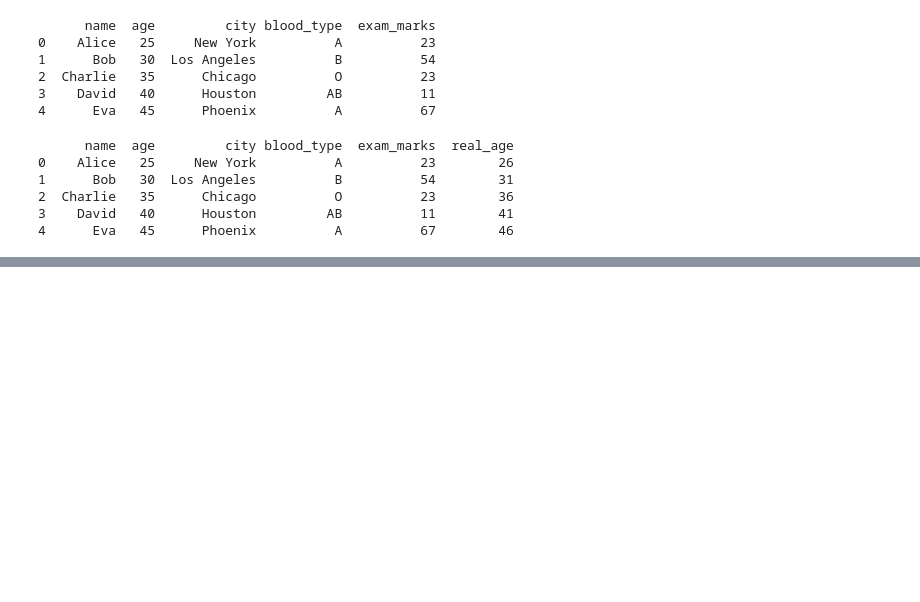
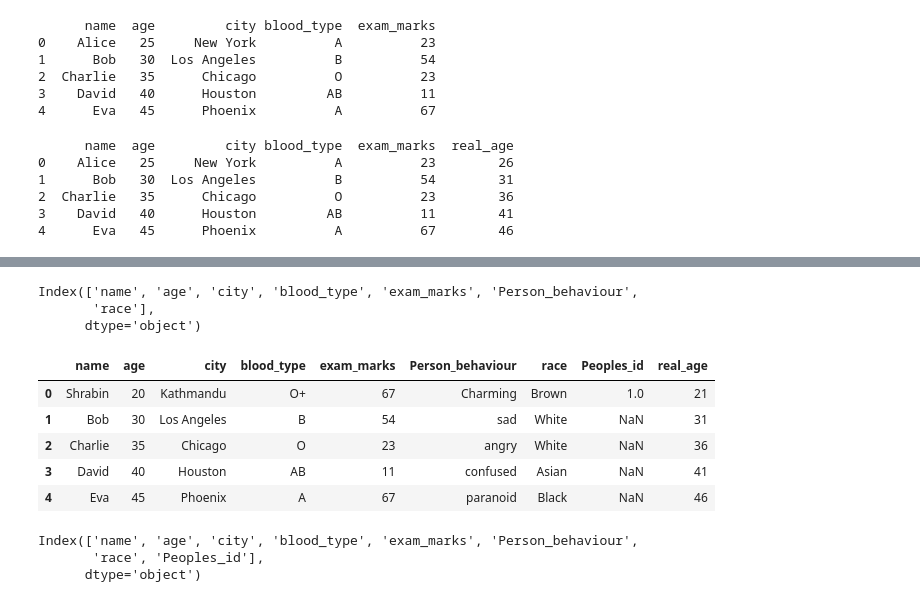
Before and after one commit to Crazy-shrabin/Pandas_revison_self, a Jupyter notebook: hello.ipynb, the cells around one changed output, grey strips where cells are left out. Drawn from its saved outputs; the diff is of its cells as text; code cells hidden in the pictures; blank space fills up the shorter version.

```diff
--- a/hello.ipynb
+++ b/hello.ipynb
@@ -234,0 +246,2 @@ df[['Peoples_id', 'name', 'age', 'city', 'blood_type', 'exam_marks',
+# %%
+df.loc[0, 'blood_type'] = "O+"
@@ -234,0 +270,3 @@ df[['Peoples_id', 'name', 'age', 'city', 'blood_type', 'exam_marks',
+# %%
+#replacing the value of multiple row at once.
+df.loc[0, ['name', 'age', 'city', 'blood_type', 'exam_marks', 'real_age', 'Person_behaviour', 'race']] = ["Shrabin", 20, "Kathmandu", "O+", 67, 21, "Charming", "Brown"]
@@ -234,0 +283,29 @@ df[['Peoples_id', 'name', 'age', 'city', 'blood_type', 'exam_marks',
+# %%
+#removing the column real_age from the data
+#method no.1
+# a = df.drop(columns= 'real_age')
+
+#method no.2
+df.drop(columns='real_age', inplace=True)
+
+#method no.3
+#df.drop('real_age', axis = 1)
+# %%
+df.columns
+# %% [output]
+Index(['name', 'age', 'city', 'blood_type', 'exam_marks', 'Person_behaviour',
+       'race'],
+      dtype='object')
+# %%
+#increasing the age by 1, in seperate column
+df['real_age'] = df['age'] + 1
+# %%
+df[['name', 'age', 'city', 'blood_type', 'exam_marks', 'Person_behaviour',
+       'race', 'Peoples_id', 'real_age']]
+# %% [output]
+|  | name | age | city | blood_type | exam_marks | Person_behaviour | race | Peoples_id | real_age |
+| 0 | Shrabin | 20 | Kathmandu | O+ | 67 | Charming | Brown | 1.0 | 21 |
+| 1 | Bob | 30 | Los Angeles | B | 54 | sad | White | NaN | 31 |
+| 2 | Charlie | 35 | Chicago | O | 23 | angry | White | NaN | 36 |
+| 3 | David | 40 | Houston | AB | 11 | confused | Asian | NaN | 41 |
+| 4 | Eva | 45 | Phoenix | A | 67 | paranoid | Black | NaN | 46 |
@@ -234,0 +314,6 @@ df[['Peoples_id', 'name', 'age', 'city', 'blood_type', 'exam_marks',
+# %%
+df.columns
+# %% [output]
+Index(['name', 'age', 'city', 'blood_type', 'exam_marks', 'Person_behaviour',
+       'race', 'Peoples_id'],
+      dtype='object')
```
Also changed, not shown: parts of 22 cells of this notebook, 3 other files.
